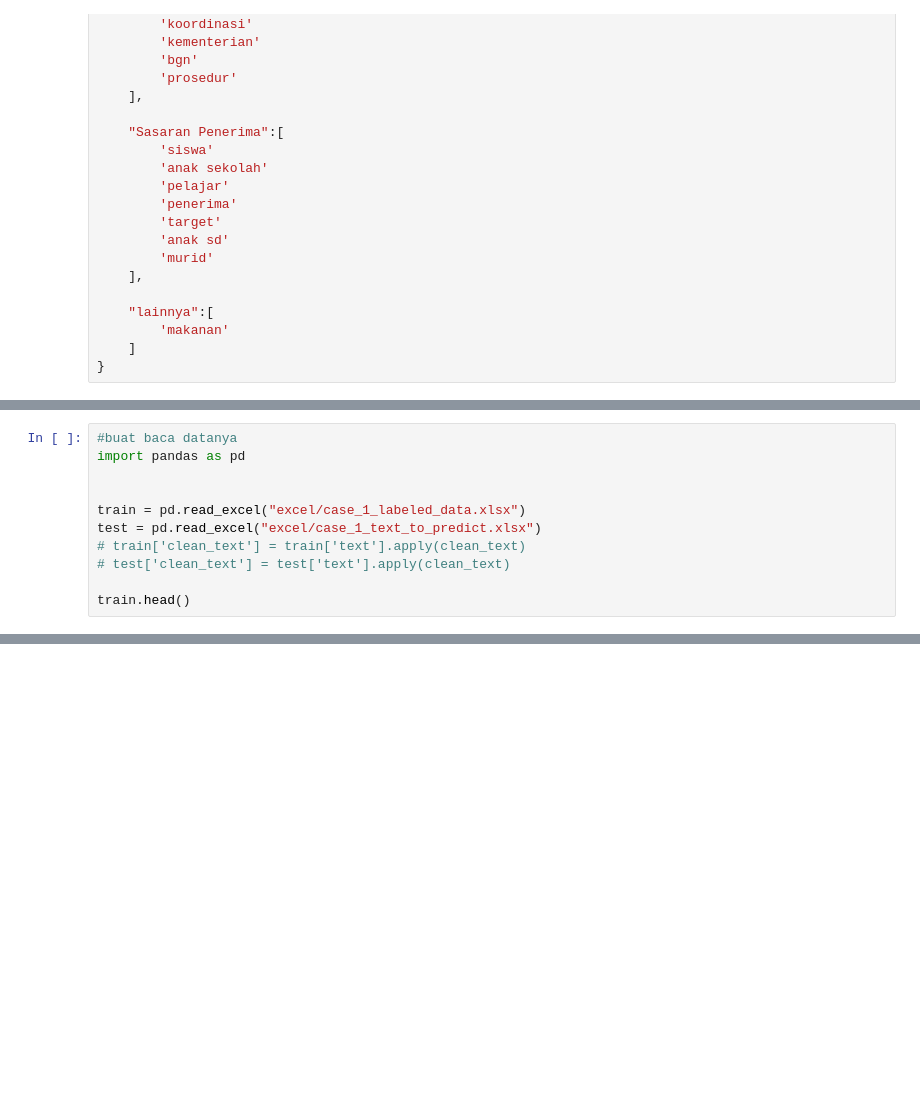
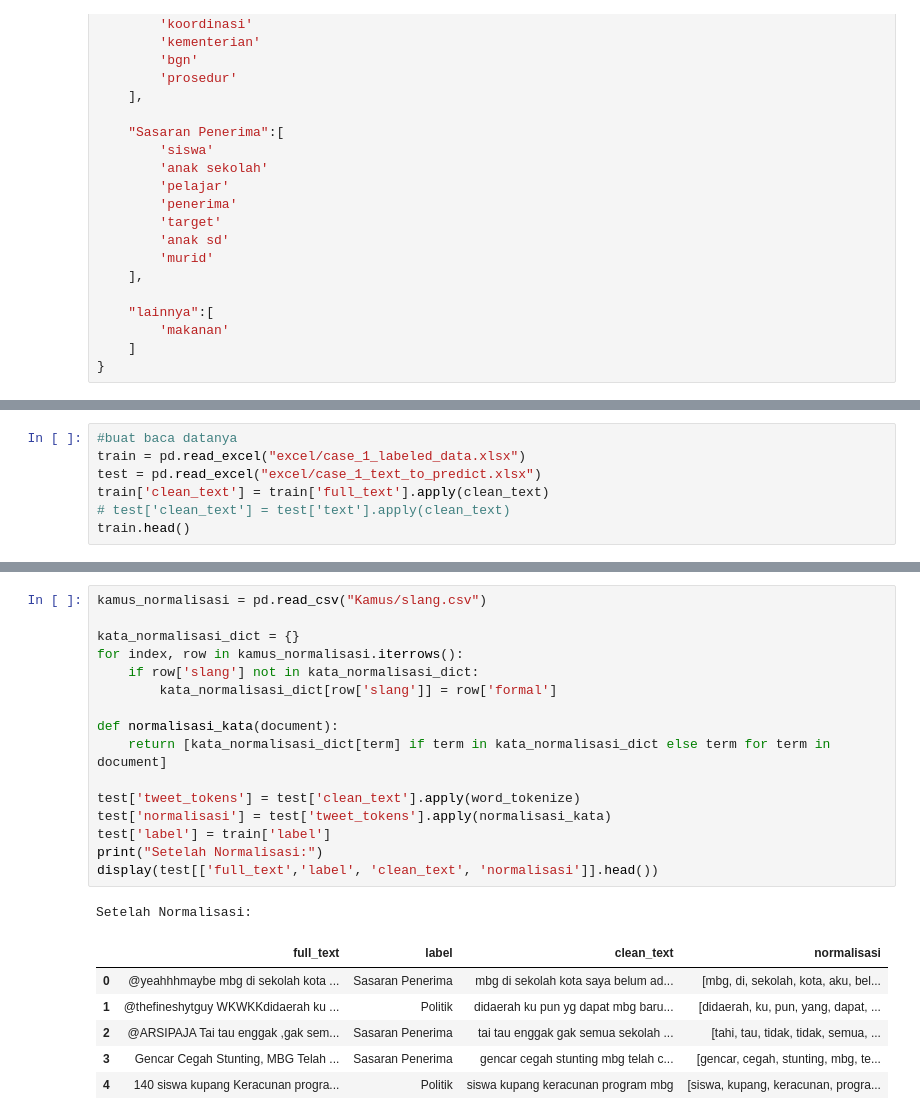
Before and after one commit to Requereves/BDC-2025, a Jupyter notebook: main.ipynb, the cells around one changed output, grey strips where cells are left out. Saved outputs shown, nothing was run; the diff lists cells and outputs as text; blank space fills up the shorter version.

```diff
--- a/main.ipynb
+++ b/main.ipynb
@@ -80,12 +96,8 @@ print(counter.most_common(90))
 []
 # %%
 #buat baca datanya
-import pandas as pd
-
-
 train = pd.read_excel("excel/case_1_labeled_data.xlsx")
 test = pd.read_excel("excel/case_1_text_to_predict.xlsx")
-# train['clean_text'] = train['text'].apply(clean_text)
+train['clean_text'] = train['full_text'].apply(clean_text)
 # test['clean_text'] = test['text'].apply(clean_text)
-
 train.head()
@@ -91,0 +328,24 @@ train.head()
+# %%
+kamus_normalisasi = pd.read_csv("Kamus/slang.csv")
+
+kata_normalisasi_dict = {}
+for index, row in kamus_normalisasi.iterrows():
+    if row['slang'] not in kata_normalisasi_dict:
+        kata_normalisasi_dict[row['slang']] = row['formal']
+
+def normalisasi_kata(document):
+    return [kata_normalisasi_dict[term] if term in kata_normalisasi_dict else term for term in document]
+
+test['tweet_tokens'] = test['clean_text'].apply(word_tokenize)
+test['normalisasi'] = test['tweet_tokens'].apply(normalisasi_kata)
+test['label'] = train['label']
+print("Setelah Normalisasi:")
+display(test[['full_text','label', 'clean_text', 'normalisasi']].head())
+# %% [output]
+Setelah Normalisasi:
+|  | full_text | label | clean_text | normalisasi |
+| 0 | @yeahhhmaybe mbg di sekolah kota ... | Sasaran Penerima | mbg di sekolah kota saya belum ad... | [mbg, di, sekolah, kota, aku, bel... |
+| 1 | @thefineshytguy WKWKKdidaerah ku ... | Politik | didaerah ku pun yg dapat mbg baru... | [didaerah, ku, pun, yang, dapat, ... |
+| 2 | @ARSIPAJA Tai tau enggak ,gak sem... | Sasaran Penerima | tai tau enggak gak semua sekolah ... | [tahi, tau, tidak, tidak, semua, ... |
+| 3 | Gencar Cegah Stunting, MBG Telah ... | Sasaran Penerima | gencar cegah stunting mbg telah c... | [gencar, cegah, stunting, mbg, te... |
+| 4 | 140 siswa kupang Keracunan progra... | Politik | siswa kupang keracunan program mbg | [siswa, kupang, keracunan, progra... |
```
Also changed, not shown: parts of 25 cells of this notebook.
